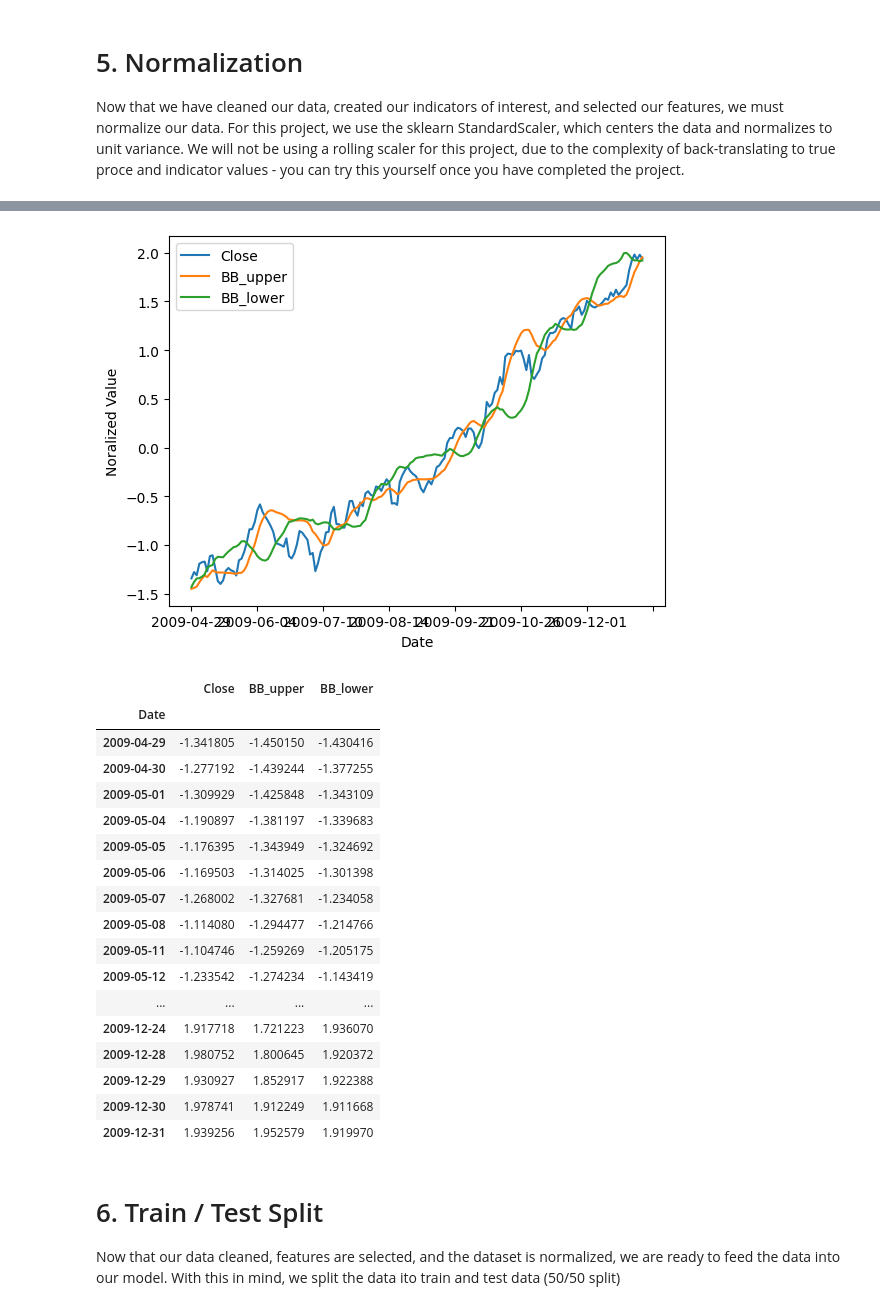
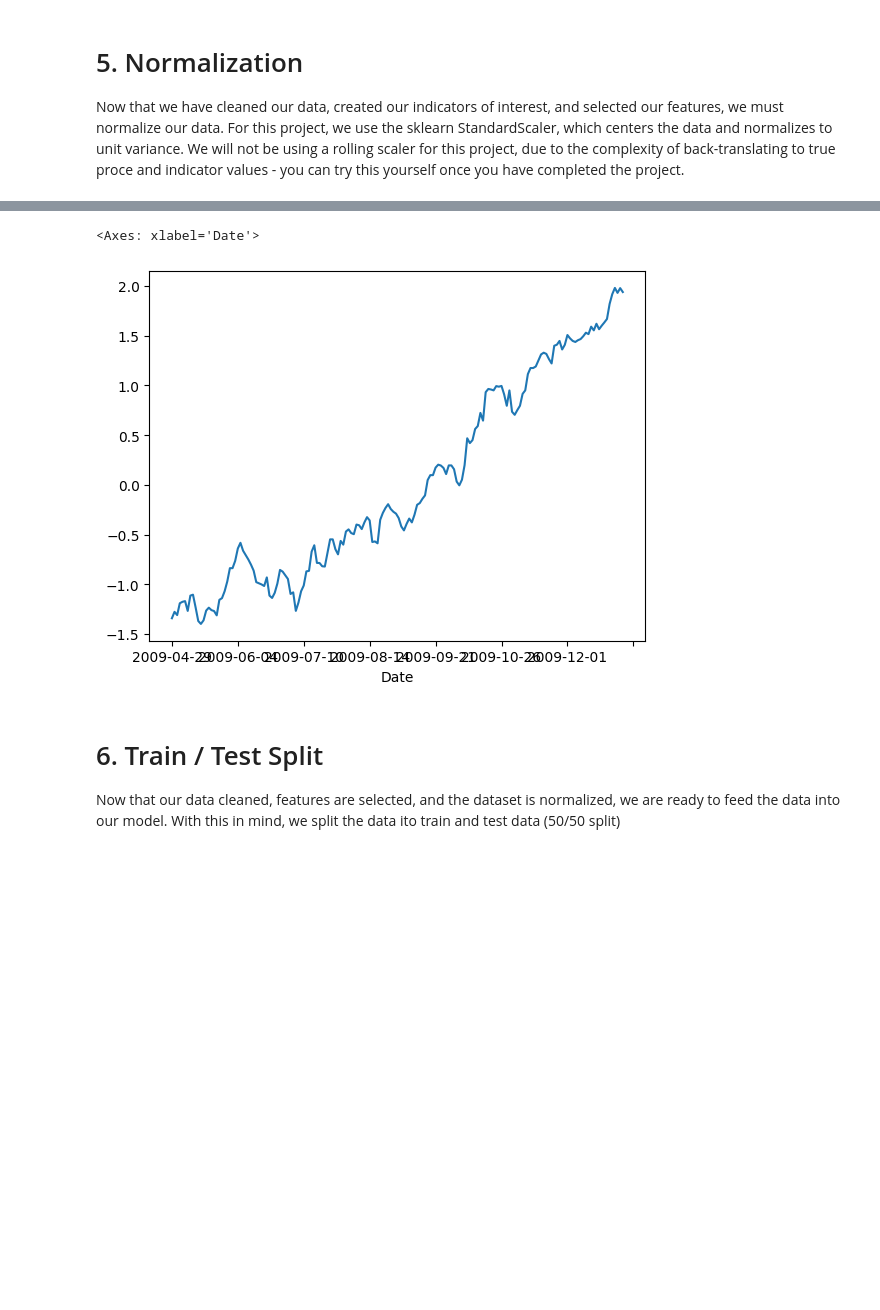
Before and after one commit to bigboy92/fend-matching-game, a Jupyter notebook: project_nb.ipynb, the cells around one changed output, grey strips where cells are left out. Saved outputs shown, nothing was run; the diff lists cells and outputs as text; code cells hidden in the pictures; blank space fills up the shorter version.

```diff
--- a/project_nb.ipynb
+++ b/project_nb.ipynb
@@ -103,7 +100,10 @@ plt.show()
 Now that we have cleaned our stock data, we need to select which features to train our model on. For this project, we will be training with Close data and 20-day Bollinger Bands of Close.
 # %%
 # Calculate 20-day bollinger bands
-rolling_std = data.Close.rolling(20).std()
-rolling_mean = data.Close.rolling(20).mean()
-data['BB_upper'] = rolling_mean+2*rolling_std
-data['BB_lower'] = rolling_mean-2*rolling_std
+data['20-day SMA'] = data['Close'].rolling(window=20).mean()
+data['20-day Std Dev'] = data['Close'].rolling(window=20).std()
+data['Upper Band'] = data['20-day SMA'] + (2 * data['20-day Std Dev'])
+data['Lower Band'] = data['20-day SMA'] - (2 * data['20-day Std Dev'])
+
+
+data.head()
@@ -110,3 +118,4 @@ data['BB_lower'] = rolling_mean-2*rolling_std
 # %%
 # Remove rows with NaN bollinger bands
-data = data.dropna(subset=['BB_upper', 'BB_lower'])
+data.dropna(inplace=True)
+data.head()
@@ -113,6 +130,6 @@ data = data.dropna(subset=['BB_upper', 'BB_lower'])
 # %%
 # Define new dataframe with only the training features (Close, Upper BB, Lower BB)
-dataset = data[['Close', 'BB_upper', 'BB_lower']]# define df here
+dataset = data[['Close',  'Upper Band', 'Lower Band']]
 # %% [markdown]
 # 5. Normalization
 Now that we have cleaned our data, created our indicators of interest, and selected our features, we must normalize our data. For this project, we use the sklearn StandardScaler, which centers the data and normalizes to unit variance. We will not be using a rolling scaler for this project, due to the complexity of back-translating to true proce and indicator values - you can try this yourself once you have completed the project.
@@ -146,44 +138,26 @@ display(dataset)
 # %%
 # Normalize Dataset with StandardScaler
+
+from sklearn.preprocessing import StandardScaler
+import pandas as pd
+
+
 normlist = []
 normed_dataset = pd.DataFrame(index=dataset.index)
+
 for col in dataset.columns:
     normalizer = StandardScaler()
-    column_data = dataset[[col]]# define column data
-    # fit normalizer to column data
-    normalizer.fit(column_data)
-    # transform column data with the fitted normalizer, and place the transformed data column in out normed_dataset df
-    normed_dataset[col] = normalizer.transform(column_data)
-    # append the fitted normalizer to normlist for use later
-    normlist.append(normalizer)
+    column_data = dataset[[col]]  # Define column data (reshaped as 2D for sklearn)
+    normalizer.fit(column_data)  # Fit normalizer to column data
+    transformed_data = normalizer.transform(column_data)  # Transform column data
+    normed_dataset[col] = transformed_data.flatten()  # Add transformed data as a flattened column
+    normlist.append(normalizer)  # Append the fitted normalizer to normlist for use later
 # %%
 # Display & Plot Normalized Dataset
-# Display & Plot Un-normalized Dataset
-
-normed_dataset.plot(ylabel='Noralized Value')
-plt.show()
-
-display(normed_dataset)
+normed_dataset['Close'].plot()
 # %% [output]
+<Axes: xlabel='Date'>
-[figure, old version]
+[figure, new version]
-|  | Close | BB_upper | BB_lower |
-| Date |  |  |  |
-| 2009-04-29 | -1.341805 | -1.450150 | -1.430416 |
-| 2009-04-30 | -1.277192 | -1.439244 | -1.377255 |
-| 2009-05-01 | -1.309929 | -1.425848 | -1.343109 |
-| 2009-05-04 | -1.190897 | -1.381197 | -1.339683 |
-| 2009-05-05 | -1.176395 | -1.343949 | -1.324692 |
-| 2009-05-06 | -1.169503 | -1.314025 | -1.301398 |
-| 2009-05-07 | -1.268002 | -1.327681 | -1.234058 |
-| 2009-05-08 | -1.114080 | -1.294477 | -1.214766 |
-| 2009-05-11 | -1.104746 | -1.259269 | -1.205175 |
-| 2009-05-12 | -1.233542 | -1.274234 | -1.143419 |
-| ... | ... | ... | ... |
-| 2009-12-24 | 1.917718 | 1.721223 | 1.936070 |
-| 2009-12-28 | 1.980752 | 1.800645 | 1.920372 |
-| 2009-12-29 | 1.930927 | 1.852917 | 1.922388 |
-| 2009-12-30 | 1.978741 | 1.912249 | 1.911668 |
-| 2009-12-31 | 1.939256 | 1.952579 | 1.919970 |
 # %% [markdown]
 # 6. Train / Test Split
 Now that our data cleaned, features are selected, and the dataset is normalized, we are ready to feed the data into our model. With this in mind, we split the data ito train and test data (50/50 split)
```
Also changed, not shown: parts of 19 cells of this notebook.
